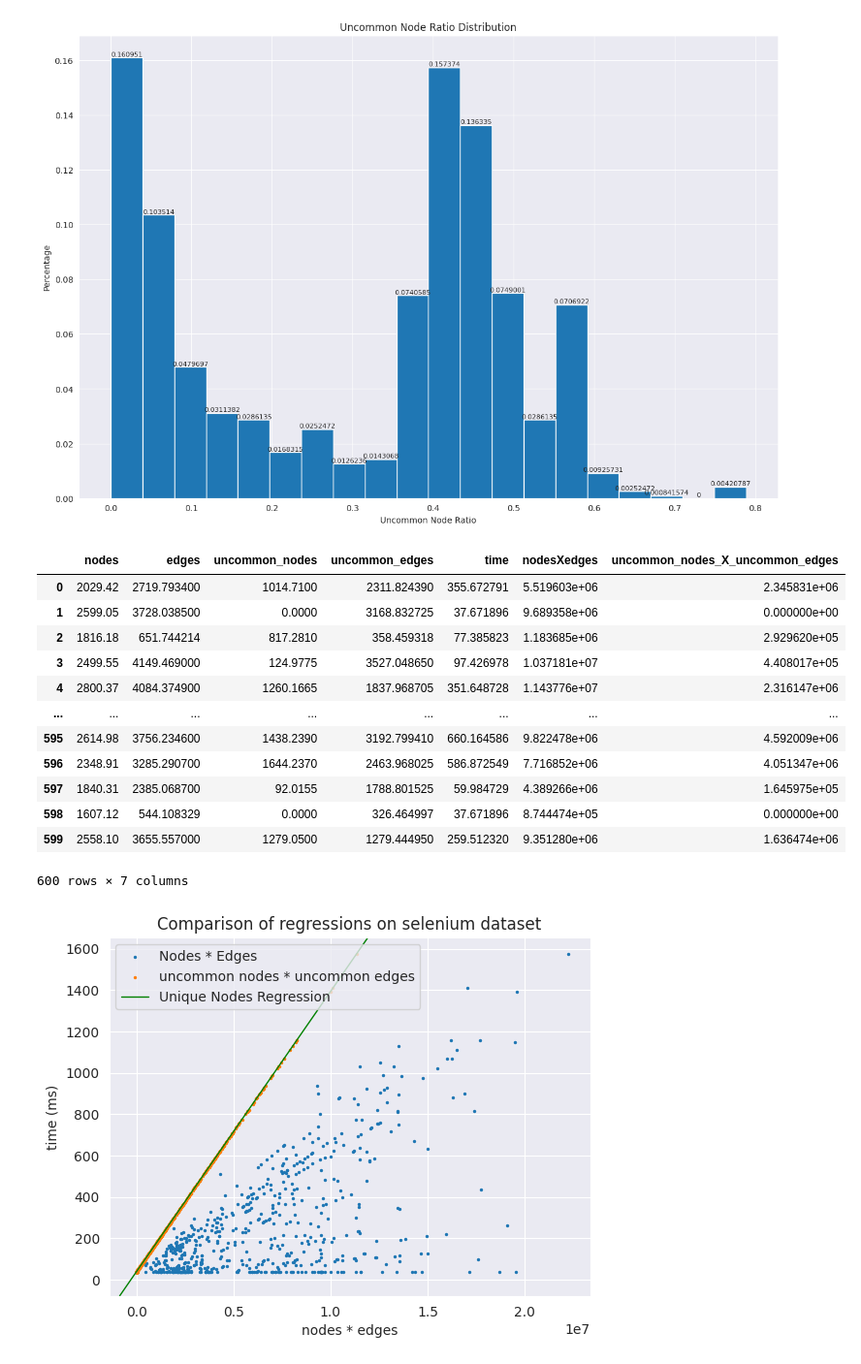
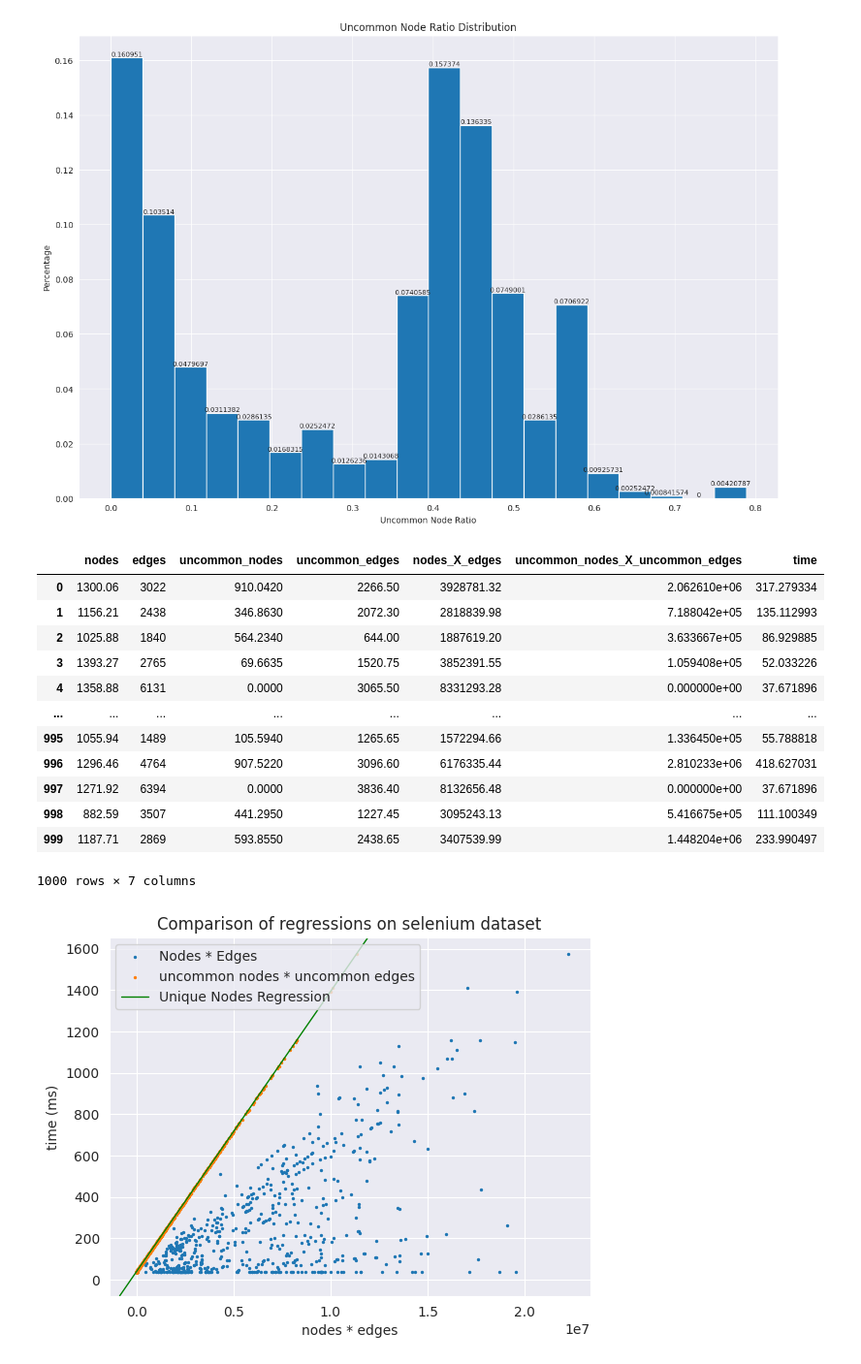
Before and after one commit to mreza-kiani/graph-generalization-algorithm, a Jupyter notebook: src/main/resources/scripts/performance/Selenium/analyzer.ipynb, the cells around one changed output. Shown at 97% size. Cells and saved outputs as stored; diff of their text form; code cells hidden in the pictures.

```diff
--- a/src/main/resources/scripts/performance/Selenium/analyzer.ipynb
+++ b/src/main/resources/scripts/performance/Selenium/analyzer.ipynb
@@ -410,24 +429,39 @@ df['uncommon_nodes_X_uncommon_edges'].plot(kind='hist', edgecolor='black', bins=
 # %% [markdown]
 ## Nodes
 # %%
-nodes_avg = 2332.45
-nodes_std_dev = 438
-edges_avg = 3258.42
-edges_std_dev = 1588
-num_reps = 600
+nodes_avg = 1166.22
+nodes_std_dev = 219
+edges_avg = 1629.21
+edges_std_dev = 794
+num_reps = 1000
 num_simulations = 1000
 # %%
+def choose(n, k):
+    numerator = 1
+    denominator = 1
+    for i in reversed(range(n - k + 1, n + 1)):
+        numerator *= i
+    for i in reversed(range(1, k + 1)):
+        denominator *= i
+    return numerator / denominator
+
 def calc_edges(n):
-    if random.random() < 1/3:
-        edge = 0.51485643 * n - 283.32773687
-    elif random.random() < 2/3:
-        edge = 1.77 * n - 872.280
-    elif random.random() < 5/6:
-        edge = 1.18 * n + 1200
+    n = int(n)
+    rand = random.random()
+    if rand < 1:
+        edge = random.randint(n, int(choose(n, 2) / 100))
     else:
-        edge = 3.23 * n - 2343
-    if edge < 0:
-        edge = 0
+        rand = random.random()
+        if  rand < 1/3:
+            edge = 0.51485643 * n - 142.32773687
+        elif rand < 2/3:
+            edge = 1.77 * n - 436.14
+        elif rand < 5/6:
+            edge = 1.18 * n + 600
+        else:
+            edge = 3.23 * n - 1171
+        if edge < 0:
+            edge = 0
     return edge
 # %%
 sample_nodes = np.random.normal(nodes_avg, nodes_std_dev, num_reps).round(2)
@@ -537,24 +571,24 @@ uncommon_nodes_ratio = np.random.choice(uncommon_nodes_ratio_values, num_reps, p
 # %%
 sample_df['uncommon_nodes'] = uncommon_nodes_ratio * sample_df['nodes']
 sample_df['uncommon_edges'] = uncommon_edges_ratio * sample_df['edges']
-sample_df['nodesXedges'] = sample_df['nodes'] * sample_df['edges']
+sample_df['nodes_X_edges'] = sample_df['nodes'] * sample_df['edges']
 sample_df['uncommon_nodes_X_uncommon_edges'] = sample_df['uncommon_nodes'] * sample_df['uncommon_edges']
 sample_df['time'] = sample_df['uncommon_nodes_X_uncommon_edges'] * 0.00013556 + 37.671896
 sample_df
 # %% [output]
-|  | nodes | edges | uncommon_nodes | uncommon_edges | time | nodesXedges | uncommon_nodes_X_uncommon_edges |
-| 0 | 2029.42 | 2719.793400 | 1014.7100 | 2311.824390 | 355.672791 | 5.519603e+06 | 2.345831e+06 |
-| 1 | 2599.05 | 3728.038500 | 0.0000 | 3168.832725 | 37.671896 | 9.689358e+06 | 0.000000e+00 |
-| 2 | 1816.18 | 651.744214 | 817.2810 | 358.459318 | 77.385823 | 1.183685e+06 | 2.929620e+05 |
-| 3 | 2499.55 | 4149.469000 | 124.9775 | 3527.048650 | 97.426978 | 1.037181e+07 | 4.408017e+05 |
-| 4 | 2800.37 | 4084.374900 | 1260.1665 | 1837.968705 | 351.648728 | 1.143776e+07 | 2.316147e+06 |
+|  | nodes | edges | uncommon_nodes | uncommon_edges | nodes_X_edges | uncommon_nodes_X_uncommon_edges | time |
+| 0 | 1300.06 | 3022 | 910.0420 | 2266.50 | 3928781.32 | 2.062610e+06 | 317.279334 |
+| 1 | 1156.21 | 2438 | 346.8630 | 2072.30 | 2818839.98 | 7.188042e+05 | 135.112993 |
+| 2 | 1025.88 | 1840 | 564.2340 | 644.00 | 1887619.20 | 3.633667e+05 | 86.929885 |
+| 3 | 1393.27 | 2765 | 69.6635 | 1520.75 | 3852391.55 | 1.059408e+05 | 52.033226 |
+| 4 | 1358.88 | 6131 | 0.0000 | 3065.50 | 8331293.28 | 0.000000e+00 | 37.671896 |
 | ... | ... | ... | ... | ... | ... | ... | ... |
-| 595 | 2614.98 | 3756.234600 | 1438.2390 | 3192.799410 | 660.164586 | 9.822478e+06 | 4.592009e+06 |
-| 596 | 2348.91 | 3285.290700 | 1644.2370 | 2463.968025 | 586.872549 | 7.716852e+06 | 4.051347e+06 |
-| 597 | 1840.31 | 2385.068700 | 92.0155 | 1788.801525 | 59.984729 | 4.389266e+06 | 1.645975e+05 |
-| 598 | 1607.12 | 544.108329 | 0.0000 | 326.464997 | 37.671896 | 8.744474e+05 | 0.000000e+00 |
-| 599 | 2558.10 | 3655.557000 | 1279.0500 | 1279.444950 | 259.512320 | 9.351280e+06 | 1.636474e+06 |
+| 995 | 1055.94 | 1489 | 105.5940 | 1265.65 | 1572294.66 | 1.336450e+05 | 55.788818 |
+| 996 | 1296.46 | 4764 | 907.5220 | 3096.60 | 6176335.44 | 2.810233e+06 | 418.627031 |
+| 997 | 1271.92 | 6394 | 0.0000 | 3836.40 | 8132656.48 | 0.000000e+00 | 37.671896 |
+| 998 | 882.59 | 3507 | 441.2950 | 1227.45 | 3095243.13 | 5.416675e+05 | 111.100349 |
+| 999 | 1187.71 | 2869 | 593.8550 | 2438.65 | 3407539.99 | 1.448204e+06 | 233.990497 |
-600 rows × 7 columns
+1000 rows × 7 columns
 # %%
 # Create a scatter plot for all metrics
 
```
Also changed, not shown: parts of 26 cells of this notebook.
